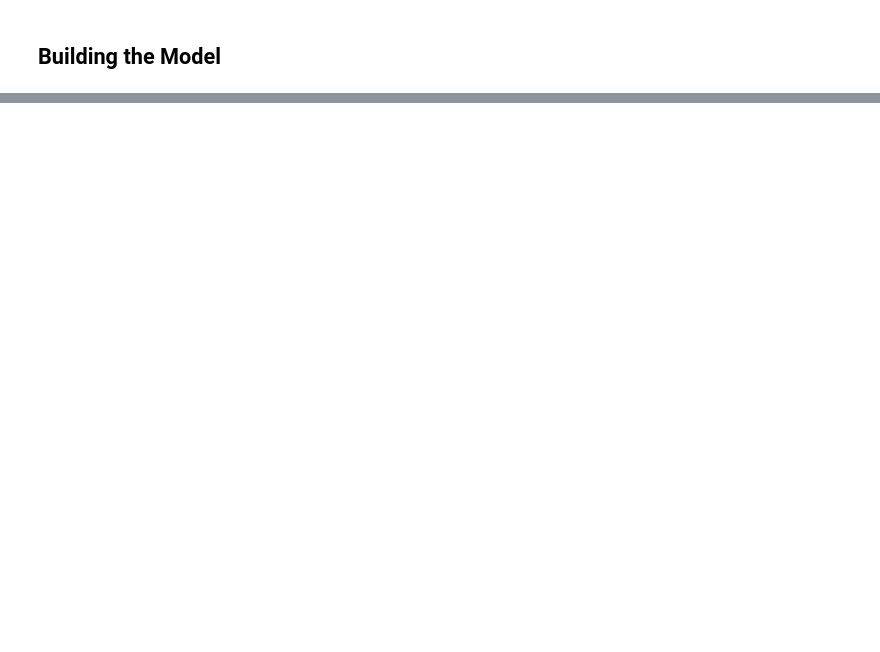
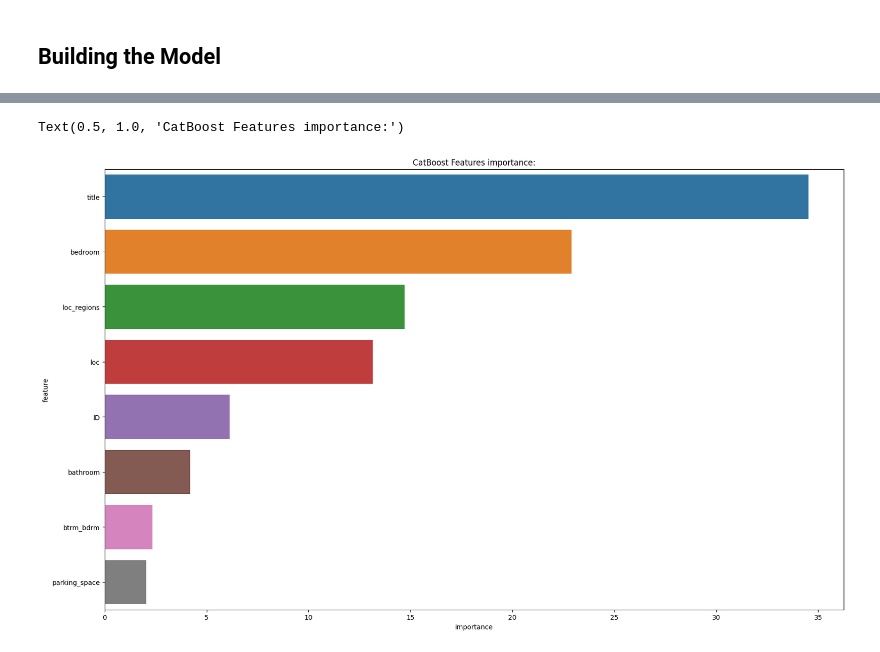
Before and after one commit to michaji/DSN-AI-Bootcamp-2023-Qualification-Hackathon, a Jupyter notebook: Housing.ipynb, the cells around one changed output, grey strips where cells are left out. Saved outputs shown, nothing was run; the diff lists cells and outputs as text; code cells hidden in the pictures; blank space fills up the shorter version.

```diff
--- a/Housing.ipynb
+++ b/Housing.ipynb
@@ -708,0 +879,33 @@ TypeError: fit() got an unexpected keyword argument 'verbose'
+# %%
+fold_pred_ctb=[]
+oof_pred_ctb = []
+
+params = {
+    'iterations': 3000,
+    'eta': 0.1,
+    'depth': 6,
+    'l2_leaf_reg': 3,
+    'loss_function': 'RMSE',
+    'random_seed': 42,
+    'verbose': 100  # Set the number of iterations to display progress
+}
+
+
+fold_ctb = KFold(n_splits = 10, shuffle = True) #15#5#10
+i=1
+for train_index, test_index in fold_ctb.split(X, y):
+
+    X_train, X_test = X.iloc[train_index], X.iloc[test_index]
+    y_train, y_test = np.log1p(y.iloc[train_index]), y.iloc[test_index]
+
+    model_ctb = CatBoostRegressor(**params, objective = "RMSE", use_best_model = True)
+    model_ctb.fit(X_train, y_train,eval_set = [(X_train, y_train), (X_test, y_test)])
+
+    preds= model_ctb.predict(X_test)
+    print("err: ",(mean_squared_error(y_test, np.expm1(preds), squared=False)))  #Reverse transformation
+    oof_pred.append(mean_squared_error(y_test, np.expm1(preds), squared=False))
+    p2 = model_ctb.predict(test_df[X.columns])
+    fold_pred.append(np.expm1(p2))
+
+
+print(np.mean(oof_pred_ctb))
@@ -708,0 +930,10 @@ TypeError: fit() got an unexpected keyword argument 'verbose'
+# %%
+feature_importance_df = pd.DataFrame(model_ctb.feature_importances_, columns=['importance'])
+feature_importance_df['feature'] = X.columns
+
+plt.figure(figsize=(20, 12));
+sns.barplot(x="importance", y="feature", data = feature_importance_df.sort_values(by = ['importance'], ascending = False))
+plt.title('CatBoost Features importance:')
+# %% [output]
+Text(0.5, 1.0, 'CatBoost Features importance:')
+[figure, added]
```
Also changed, not shown: parts of 37 cells of this notebook.
